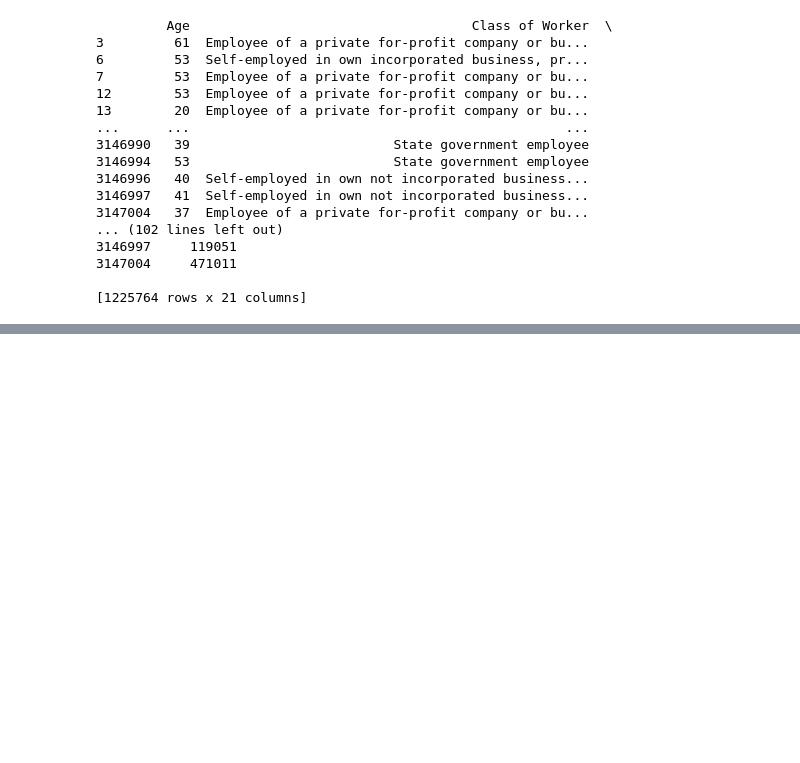
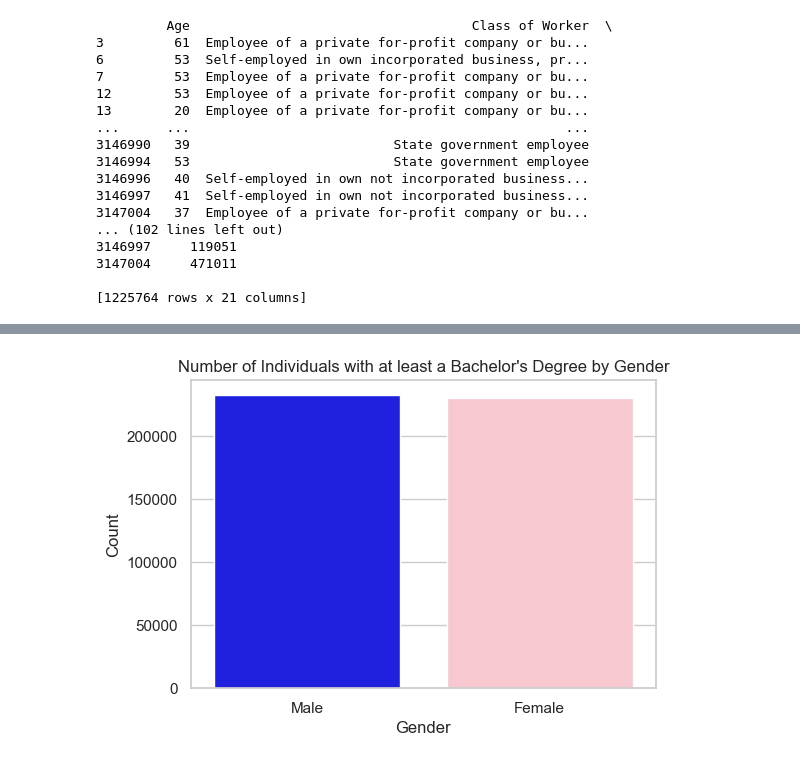
Before and after one commit to s-li1/COMP5310, a Jupyter notebook: assg1.ipynb, the cells around one changed output, grey strips where cells are left out. Saved outputs shown, nothing was run; the diff lists cells and outputs as text; code cells hidden in the pictures; blank space fills up the shorter version.

```diff
--- a/assg1.ipynb
+++ b/assg1.ipynb
@@ -226,0 +254,18 @@ print(dataset_cleaned)
+# %%
+valid_education = dataset_cleaned[dataset_cleaned['Education'] >= 21]
+
+education_counts = valid_education['Sex'].value_counts().reset_index()
+education_counts.columns = ['Sex', 'COUNT']
+
+
+# Create a bar plot using Seaborn
+sns.set(style="whitegrid")
+plt.figure(figsize=(6, 4))
+sns.barplot(data=education_counts, x='Sex', y='COUNT', palette=['blue', 'pink'])
+plt.xlabel('Gender')
+plt.ylabel('Count')
+plt.title("Number of Individuals with at least a Bachelor's Degree by Gender")
+plt.xticks([0, 1], ['Male', 'Female'])
+plt.show()
+# %% [output]
+[figure, added]
```
Also changed, not shown: parts of 6 cells of this notebook.
